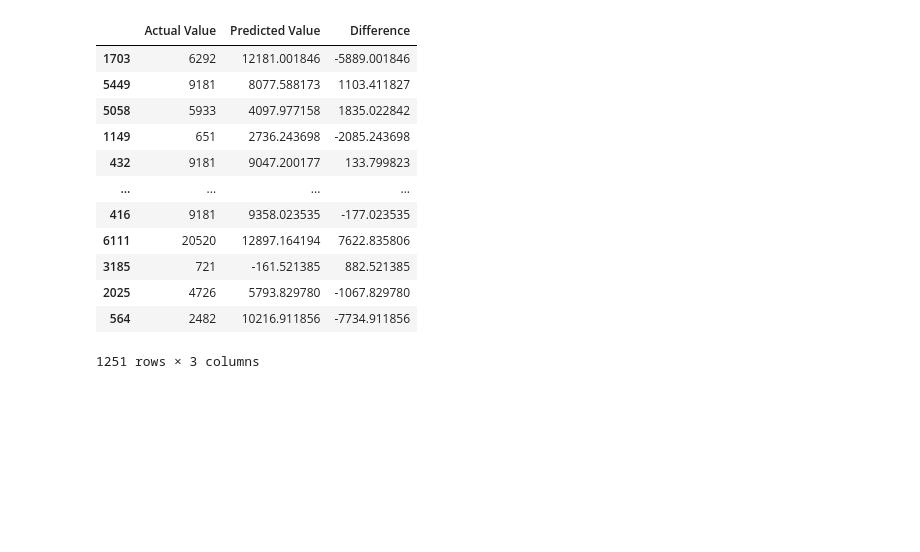
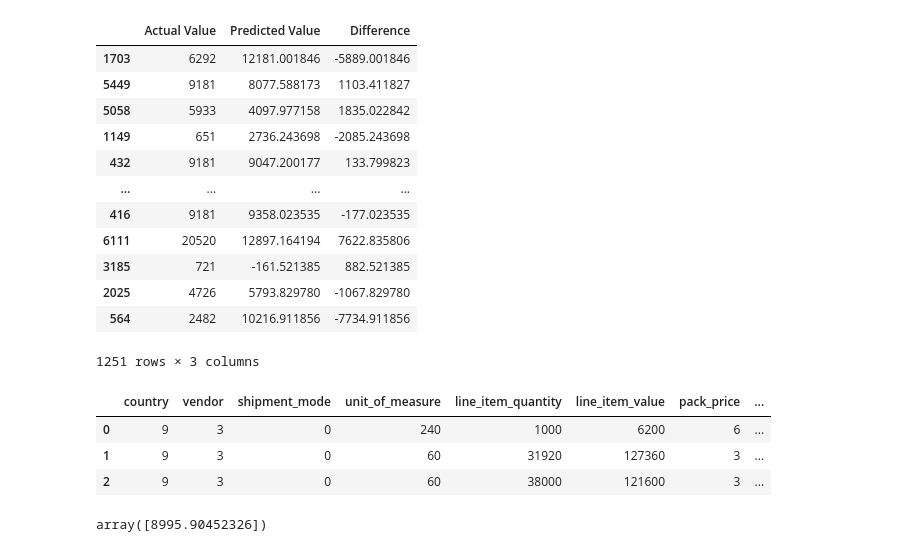
Before and after one commit to PratikBorkar04/Consignment_Pricing, a Jupyter notebook: notebook/MODEL_TRAINING.ipynb, the cells around one changed output. Cells and saved outputs as stored; diff of their text form; code cells hidden in the pictures; blank space fills up the shorter version.

```diff
--- a/notebook/MODEL_TRAINING.ipynb
+++ b/notebook/MODEL_TRAINING.ipynb
@@ -309,3 +305,10 @@ pred_df
 | 2025 | 4726 | 5793.829780 | -1067.829780 |
 | 564 | 2482 | 10216.911856 | -7734.911856 |
 1251 rows × 3 columns
+# %%
+df.head(3)
+# %% [output]
+|  | country | vendor | shipment_mode | unit_of_measure | line_item_quantity | line_item_value | pack_price | ... |
+| 0 | 9 | 3 | 0 | 240 | 1000 | 6200 | 6 | ... |
+| 1 | 9 | 3 | 0 | 60 | 31920 | 127360 | 3 | ... |
+| 2 | 9 | 3 | 0 | 60 | 38000 | 121600 | 3 | ... |
@@ -311,0 +318,4 @@ pred_df
+# %%
+pickle_model.predict([[9,3,0,60,31920,127360,3,0.05,1855,9,3157]])
+# %% [output]
+array([8995.90452326])
```
Also changed, not shown: parts of 13 cells of this notebook, 10 other files.
